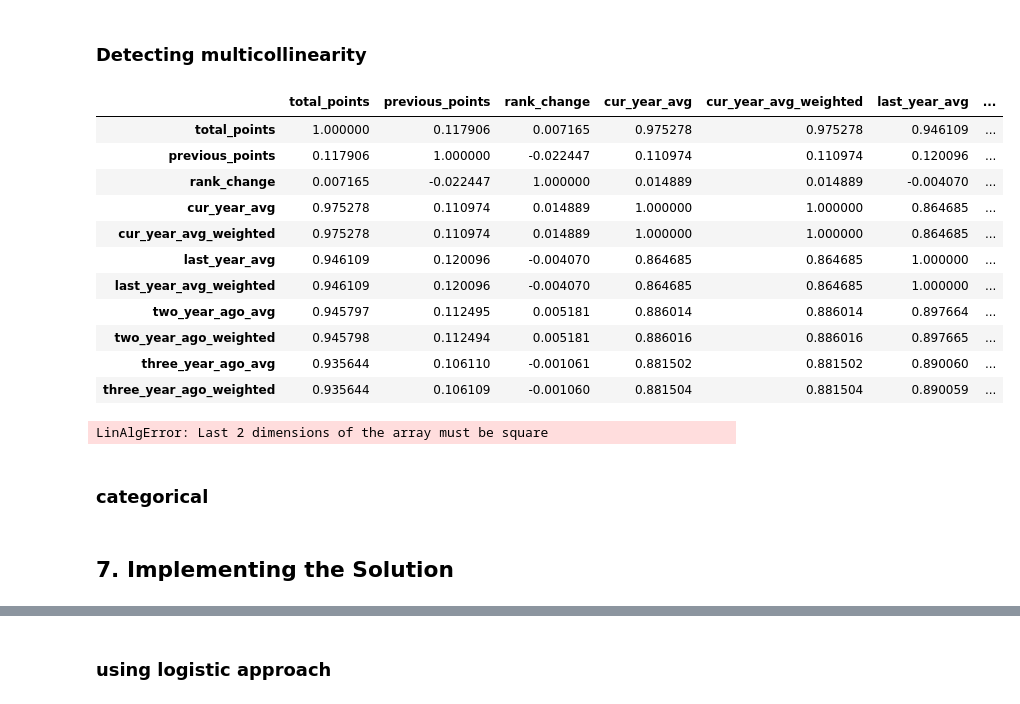
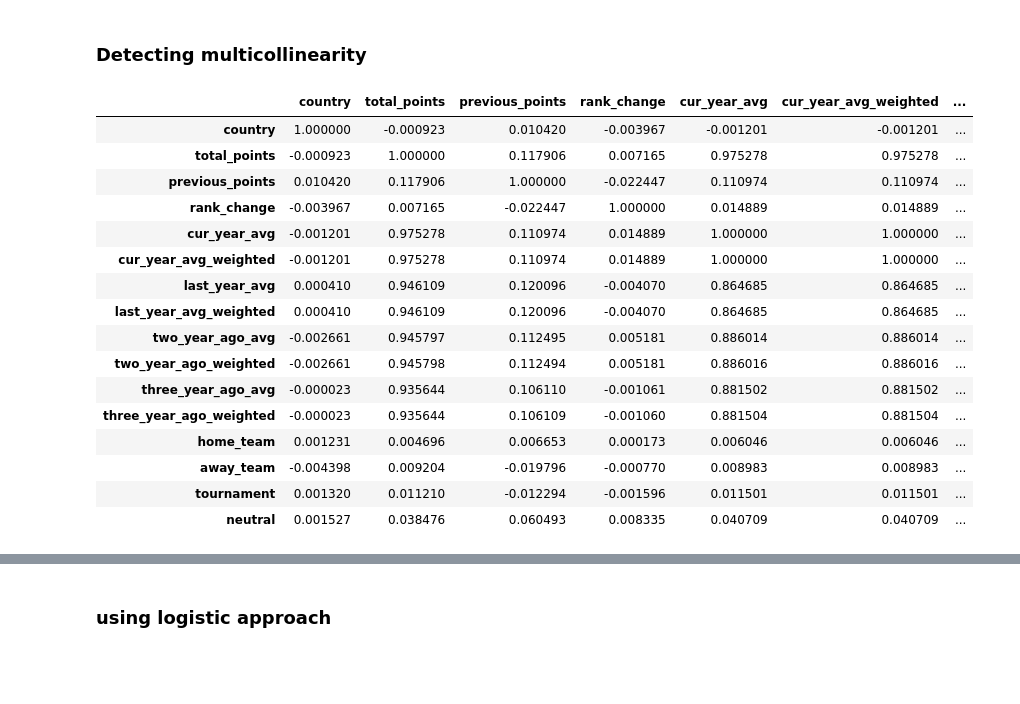
Before and after one commit to whiteroserobot/Mchezopesa-Ltd-football-prediction, a Jupyter notebook: ipweek 6.ipynb, the cells around one changed output, grey strips where cells are left out. Drawn from its saved outputs; the diff is of its cells as text; code cells hidden in the pictures; blank space fills up the shorter version.

```diff
--- a/ipweek 6.ipynb
+++ b/ipweek 6.ipynb
@@ -213,7 +213,7 @@ foota.head()
 # %%
 # checking useful variables for modelling
 
-foota.drop(['country_abrv', 'confederation', 'city', 'country', 'rank_date'], inplace = True, axis=1)
+foota.drop(['country_abrv', 'confederation', 'city', 'country', 'rank_date', 'date'], inplace = True, axis=1)
 foota.head()
 # %% [output]
 |  | rank | country_full | total_points | previous_points | rank_change | cur_year_avg | cur_year_avg_weighted | ... |
@@ -564,0 +573,17 @@ The above results show a negative relationship between the two variables since t
+# %%
+# Categorical boolean mask
+categorical = foota.dtypes==object
+
+# filter categorical columns using mask and turn it into a list
+categorical_cols = foota.columns[categorical].tolist()
+# %%
+# import labelencoder
+from sklearn.preprocessing import LabelEncoder
+
+# instantiate labelencoder object
+le = LabelEncoder()
+# %%
+# apply le on categorical feature columns
+foota[categorical_cols] = foota[categorical_cols].apply(lambda col: le.fit_transform(col))
+
+foota[categorical_cols].head(10)
@@ -566,31 +643,29 @@ The above results show a negative relationship between the two variables since t
 ### Detecting multicollinearity
 # %%
 # Remove the target variables columns, let us focus on our independent variables
-independent = foota.drop(columns=['home_score', 'away_score','anomaly_score_rate','anomaly'])
+# dropping anomaly score rate and anomaly columns
+foota = foota.drop(columns=['anomaly_score_rate','anomaly'])
+independent = foota.drop(columns=['home_score', 'away_score'])
 
 # Let's display the correlations between the variables
 correlations = independent.corr()
 
 correlations
 # %% [output]
-|  | total_points | previous_points | rank_change | cur_year_avg | cur_year_avg_weighted | last_year_avg | ... |
-| total_points | 1.000000 | 0.117906 | 0.007165 | 0.975278 | 0.975278 | 0.946109 | ... |
-| previous_points | 0.117906 | 1.000000 | -0.022447 | 0.110974 | 0.110974 | 0.120096 | ... |
-| rank_change | 0.007165 | -0.022447 | 1.000000 | 0.014889 | 0.014889 | -0.004070 | ... |
-| cur_year_avg | 0.975278 | 0.110974 | 0.014889 | 1.000000 | 1.000000 | 0.864685 | ... |
-| cur_year_avg_weighted | 0.975278 | 0.110974 | 0.014889 | 1.000000 | 1.000000 | 0.864685 | ... |
-| last_year_avg | 0.946109 | 0.120096 | -0.004070 | 0.864685 | 0.864685 | 1.000000 | ... |
-| last_year_avg_weighted | 0.946109 | 0.120096 | -0.004070 | 0.864685 | 0.864685 | 1.000000 | ... |
-| two_year_ago_avg | 0.945797 | 0.112495 | 0.005181 | 0.886014 | 0.886014 | 0.897664 | ... |
-| two_year_ago_weighted | 0.945798 | 0.112494 | 0.005181 | 0.886016 | 0.886016 | 0.897665 | ... |
-| three_year_ago_avg | 0.935644 | 0.106110 | -0.001061 | 0.881502 | 0.881502 | 0.890060 | ... |
-| three_year_ago_weighted | 0.935644 | 0.106109 | -0.001060 | 0.881504 | 0.881504 | 0.890059 | ... |
+|  | country | total_points | previous_points | rank_change | cur_year_avg | cur_year_avg_weighted | ... |
+| country | 1.000000 | -0.000923 | 0.010420 | -0.003967 | -0.001201 | -0.001201 | ... |
+| total_points | -0.000923 | 1.000000 | 0.117906 | 0.007165 | 0.975278 | 0.975278 | ... |
+| previous_points | 0.010420 | 0.117906 | 1.000000 | -0.022447 | 0.110974 | 0.110974 | ... |
+| rank_change | -0.003967 | 0.007165 | -0.022447 | 1.000000 | 0.014889 | 0.014889 | ... |
+| cur_year_avg | -0.001201 | 0.975278 | 0.110974 | 0.014889 | 1.000000 | 1.000000 | ... |
+| cur_year_avg_weighted | -0.001201 | 0.975278 | 0.110974 | 0.014889 | 1.000000 | 1.000000 | ... |
+| last_year_avg | 0.000410 | 0.946109 | 0.120096 | -0.004070 | 0.864685 | 0.864685 | ... |
+| last_year_avg_weighted | 0.000410 | 0.946109 | 0.120096 | -0.004070 | 0.864685 | 0.864685 | ... |
+| two_year_ago_avg | -0.002661 | 0.945797 | 0.112495 | 0.005181 | 0.886014 | 0.886014 | ... |
+| two_year_ago_weighted | -0.002661 | 0.945798 | 0.112494 | 0.005181 | 0.886016 | 0.886016 | ... |
+| three_year_ago_avg | -0.000023 | 0.935644 | 0.106110 | -0.001061 | 0.881502 | 0.881502 | ... |
+| three_year_ago_weighted | -0.000023 | 0.935644 | 0.106109 | -0.001060 | 0.881504 | 0.881504 | ... |
+| home_team | 0.001231 | 0.004696 | 0.006653 | 0.000173 | 0.006046 | 0.006046 | ... |
+| away_team | -0.004398 | 0.009204 | -0.019796 | -0.000770 | 0.008983 | 0.008983 | ... |
+| tournament | 0.001320 | 0.011210 | -0.012294 | -0.001596 | 0.011501 | 0.011501 | ... |
+| neutral | 0.001527 | 0.038476 | 0.060493 | 0.008335 | 0.040709 | 0.040709 | ... |
-# %%
-# Doing an inverse
-pd.DataFrame(np.linalg.inv(foota.values), index = foota.index, columns=foota.columns)
-# %% [output]
-LinAlgError: Last 2 dimensions of the array must be square
-# %% [markdown]
-### categorical
-# %% [markdown]
-## 7. Implementing the Solution
```
Also changed, not shown: parts of 27 cells of this notebook.
